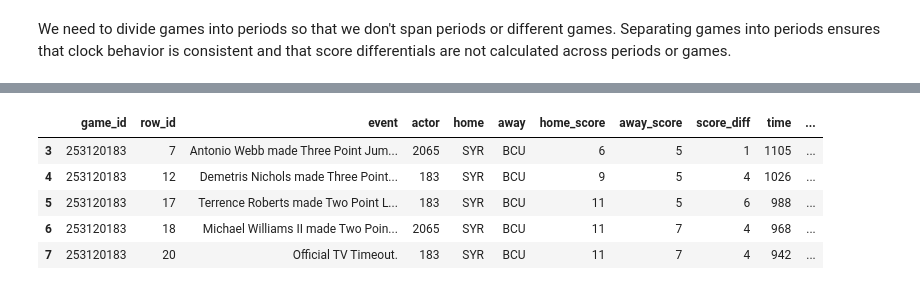
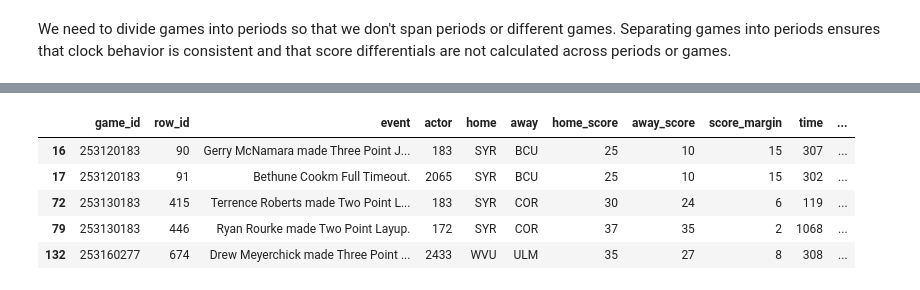
Before and after one commit to mattfred10/Timeout-Analyzer, a Jupyter notebook: Run Analyzer.ipynb, the cells around one changed output, grey strips where cells are left out. Cells and saved outputs as stored; diff of their text form; code cells hidden in the pictures.

```diff
--- a/Run Analyzer.ipynb
+++ b/Run Analyzer.ipynb
@@ -83,8 +187,12 @@ for i, row in data.iterrows():
     time = row['time']
     if time > lasttime:
         periods.append(data[lastindex:i])
+        if len(periods[-1]) == 0:
+            print(lastindex)
         lastindex = i
     lasttime = time
+    # See if we can identify the empty dataframe
+
 
 #Add the last period
 periods.append(data[lastindex:i])
@@ -103,29 +211,40 @@ Note that free throws are not included as events in this analysis but the points
 # %%
 # Calculating the quantities described above.
+
 differences = []
+# This list and dictionar are used to calculate the average score margin
+# Based on the above analysis and as will be discussed below, we only
+# want to analyze games that were competitive because scoring streaks are very common
+# in games where teams are not comptetitive.
+# We use a dictionary so we can identify game by game avarage score margins.
 score_margin_dict = {}
+# The list is only used to investigate the data
 score_margin_list = []
+# We could eliminate games based on margins here to speed up the analysis
+# but I'm leaving all of the data in the analysis as long as possible in case the
+# approach needs to change or the specific cutoff criteria change.
+
 for period in periods:
     # Drop ends of periods because strategy can change
     period = period.loc[period['time'] > 90]
 
-    # Current score difference
+    # Current score margin
     # Will be used with diff below to calculate change in score difference
-    period['score_diff_delta'] = period['home_score'] - period['away_score']
+    period['delta_score_margin'] = period['home_score'] - period['away_score']
     try:
         x = period['game_id'].values[0]
     except:
         print(period)
 
     try:
-        average_score_margin = period['score_diff_delta'].mean()
+        average_score_margin = period['delta_score_margin'].mean()
         score_margin_list.append(average_score_margin)
         score_margin_dict[period['game_id'].values[0]] = average_score_margin
     except:
         continue
 
     # Get delta time and delta score difference
-    difference = period[['time','score_diff_delta']].diff(3)
+    difference = period[['time','delta_score_margin']].diff(3)
     # Pass data forward
     difference['row_id'] = period['rowid']
     difference['game_id'] = period['game_id']
@@ -135,17 +254,15 @@ for period in periods:
     difference['away'] = period['away']
     difference['home_score'] = period['home_score']
     difference['away_score'] = period['away_score']
-    difference['score_diff'] = period['home_score'] - period['away_score']
+    difference['score_margin'] = period['home_score'] - period['away_score']
 
     # Passage of time (delta_time) should be positive but difference is calculated from a counting down clock.
-    difference['time_delta'] = -difference['time']
+    difference['delta_time'] = -difference['time']
     difference['time'] = period['time']
 
-    # Normalize the scoring rate into delta_score per minute.
-    difference['normed_score_diff_delta'] = 60 * difference['score_diff_delta'] / difference['time_delta']
 
     difference = difference.replace([np.inf, -np.inf], np.nan)
-    difference = difference[['game_id','row_id','event','actor','home','away','home_score', 'away_score','score_diff','time','time_delta','score_diff_delta','normed_score_diff_delta']].dropna()
+    difference = difference[['game_id','row_id','event','actor','home','away','home_score', 'away_score','score_margin','time','delta_time','delta_score_margin']].dropna()
     differences.append(difference)
 
 # We can combine all of these values into one dataframe again because we no longer have to worry about overlapping adjacent events
@@ -304,13 +374,13 @@ result.head()
 | 7 | 253120183 | 20 | Official TV Timeout. | 183 | SYR | BCU | 11 | 7 | 4 | 942 | ... |
 # %%
 # Now, we collect the situations that qualify as runs based on our previous discussion.
-runs = result.loc[(result.score_diff_delta > 6) | (result.score_diff_delta < -6)]
+runs = result.loc[(result.delta_score_margin > 6) | (result.delta_score_margin < -6)]
 # %%
-result.head()
+runs.head()
 # %% [output]
-|  | game_id | row_id | event | actor | home | away | home_score | away_score | score_diff | time | ... |
-| 3 | 253120183 | 7 | Antonio Webb made Three Point Jum... | 2065 | SYR | BCU | 6 | 5 | 1 | 1105 | ... |
-| 4 | 253120183 | 12 | Demetris Nichols made Three Point... | 183 | SYR | BCU | 9 | 5 | 4 | 1026 | ... |
-| 5 | 253120183 | 17 | Terrence Roberts made Two Point L... | 183 | SYR | BCU | 11 | 5 | 6 | 988 | ... |
-| 6 | 253120183 | 18 | Michael Williams II made Two Poin... | 2065 | SYR | BCU | 11 | 7 | 4 | 968 | ... |
-| 7 | 253120183 | 20 | Official TV Timeout. | 183 | SYR | BCU | 11 | 7 | 4 | 942 | ... |
+|  | game_id | row_id | event | actor | home | away | home_score | away_score | score_margin | time | ... |
+| 16 | 253120183 | 90 | Gerry McNamara made Three Point J... | 183 | SYR | BCU | 25 | 10 | 15 | 307 | ... |
+| 17 | 253120183 | 91 | Bethune Cookm Full Timeout. | 2065 | SYR | BCU | 25 | 10 | 15 | 302 | ... |
+| 72 | 253130183 | 415 | Terrence Roberts made Two Point L... | 183 | SYR | COR | 30 | 24 | 6 | 119 | ... |
+| 79 | 253130183 | 446 | Ryan Rourke made Two Point Layup. | 172 | SYR | COR | 37 | 35 | 2 | 1068 | ... |
+| 132 | 253160277 | 674 | Drew Meyerchick made Three Point ... | 2433 | WVU | ULM | 35 | 27 | 8 | 308 | ... |
```
Also changed, not shown: parts of 44 cells of this notebook, 5 other files.
